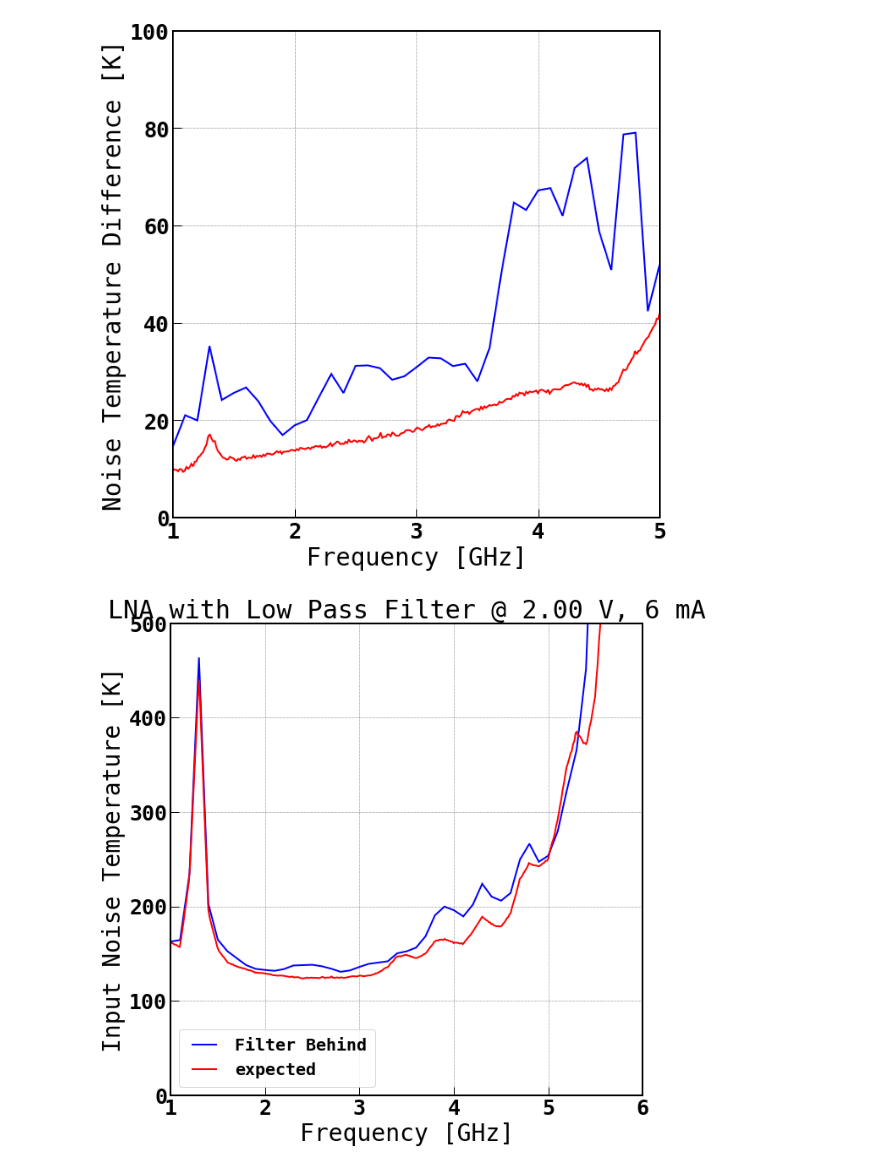
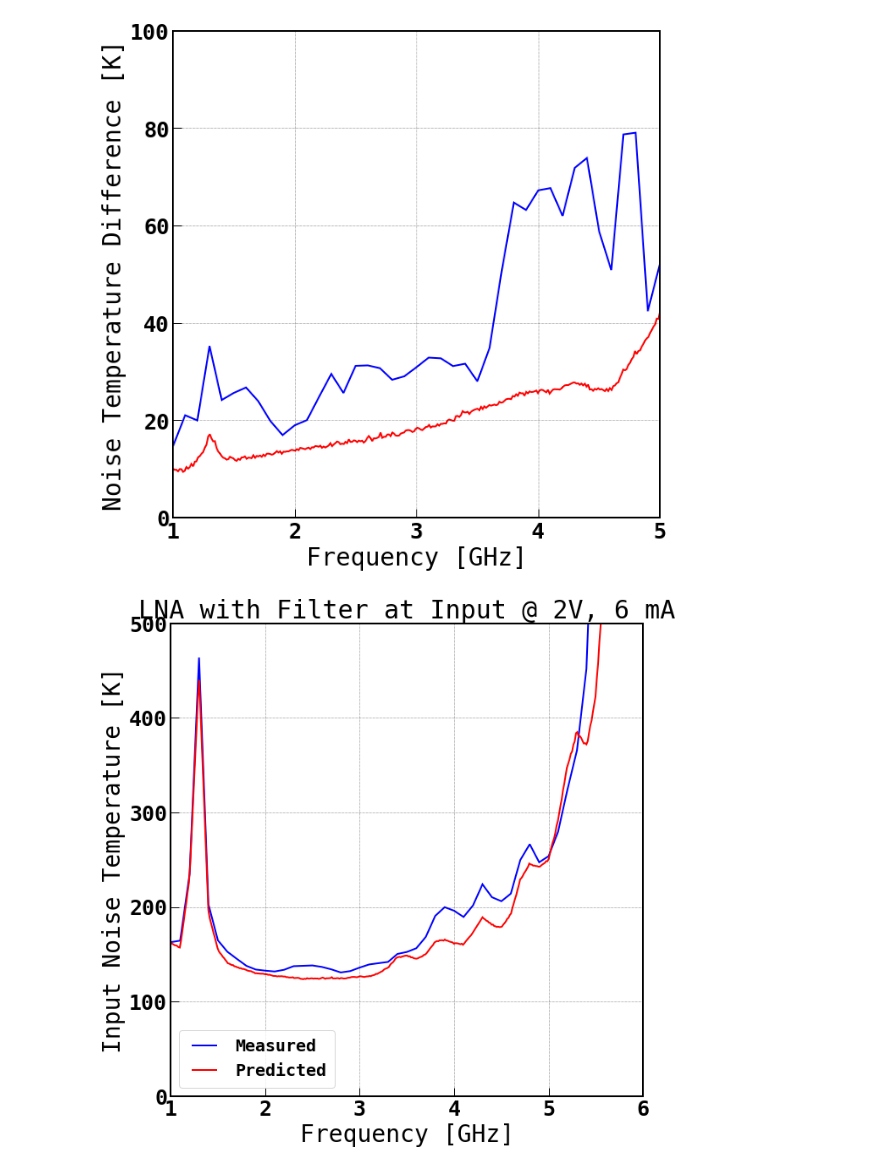
Before and after one commit to WanduiAlbert/HighFrequencyLab, a Jupyter notebook: Lab 3 files/Noise Temperature Simulations.ipynb, the cells around one changed output. Cells and saved outputs as stored; diff of their text form; code cells hidden in the pictures.

```diff
--- a/Lab 3 files/Noise Temperature Simulations.ipynb
+++ b/Lab 3 files/Noise Temperature Simulations.ipynb
@@ -108,18 +107,18 @@ T_ahead = amp_Temp + (filter_A-1) * T0 / amp_gain
 T_behind = (filter_A - 1)*T0 + filter_A * amp_Temp
 # %%
 fig, ax = plt.subplots(figsize=(10,10))
-ax.plot(ffreq, fTemp, 'b', label='Filter Behind')
-ax.plot(amp_freq, T_behind, 'r', label='expected')
+ax.plot(ffreq, fTemp, 'b', label='Measured')
+ax.plot(amp_freq, T_behind, 'r', label='Predicted')
 ax.legend(loc='best')
 ax.set_xlabel(r'Frequency [GHz]')
 ax.set_ylabel(r'Input Noise Temperature [K]')
-ax.set_title(r'LNA with Low Pass Filter @ 2.00 V, 6 mA')
+ax.set_title(r'LNA with Filter at Input @ 2V, 6 mA')
 ax.set_ylim([0.0, 500.0])
 ax.set_xlim([1, 6.0])
 ax.grid(which='both')
 # ax.axis('tight');
-# plt.savefig(save_dir + 'Filter_noisetemp_comparison.pdf')
+plt.savefig(save_dir + 'Filter_behind_noisetemp.pdf')
 # %% [output]
-[figure, old version]
+[figure, new version]
 # %%
 fig, ax = plt.subplots(figsize=(10,10))
```
Also changed, not shown: parts of 11 cells of this notebook, 11 other files.
